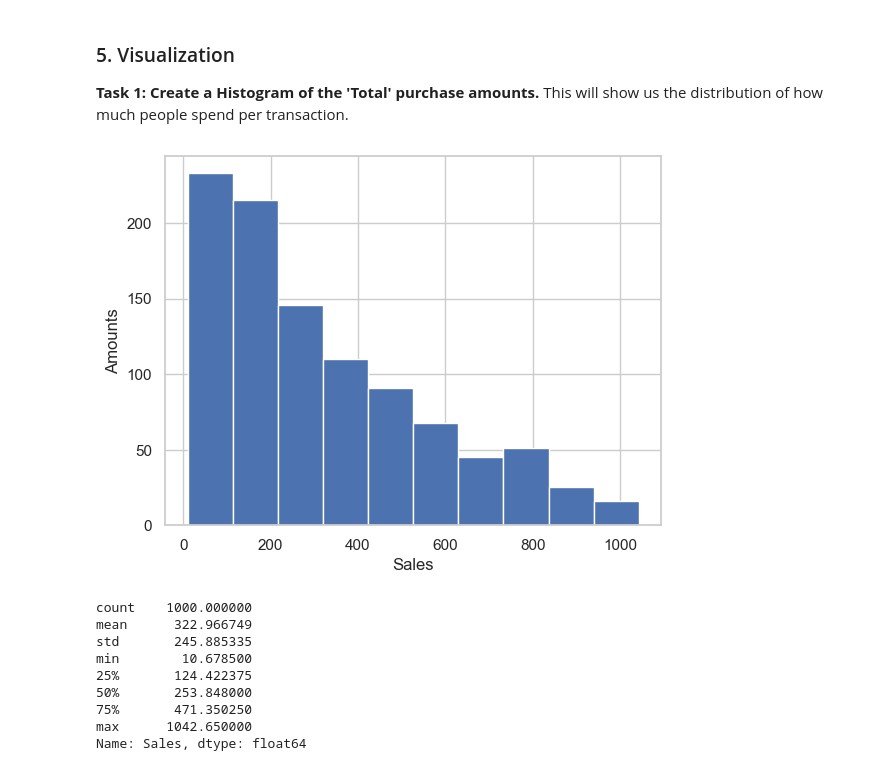
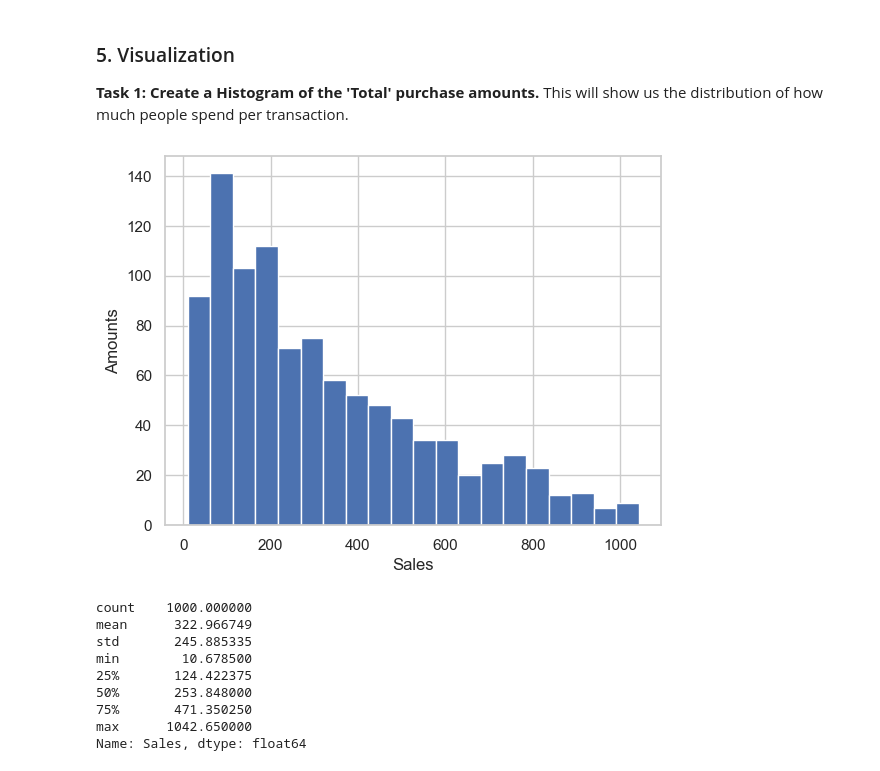
Before and after one commit to djangarov/progressbg-ml, a Jupyter notebook: hm-2-HomeworkOnAnalyzingDatasetWithPythonPandas.ipynb, the cells around one changed output. Cells and saved outputs as stored; diff of their text form; code cells hidden in the pictures.

```diff
--- a/hm-2-HomeworkOnAnalyzingDatasetWithPythonPandas.ipynb
+++ b/hm-2-HomeworkOnAnalyzingDatasetWithPythonPandas.ipynb
@@ -155,12 +155,12 @@ Name: Sales, dtype: float64
 This will show us the distribution of how much people spend per transaction.
 # %%
 # Your code here
-plt.hist(df['Sales'])
+plt.hist(df['Sales'], bins=20)
 plt.xlabel('Sales')
 plt.ylabel('Amounts')
 plt.show()
 # %% [output]
-[figure, old version]
+[figure, new version]
 # %%
 df['Sales'].describe()
 # %% [output]
```
Also changed, not shown: 3 other files.
